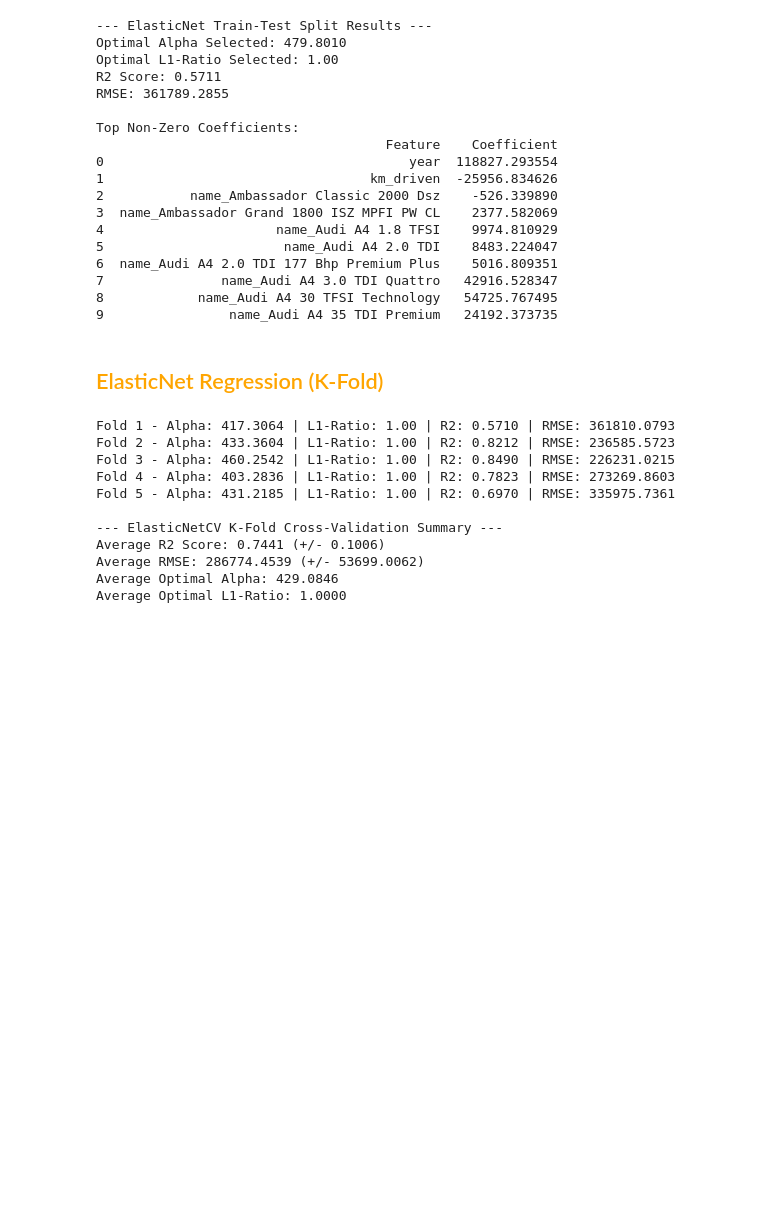
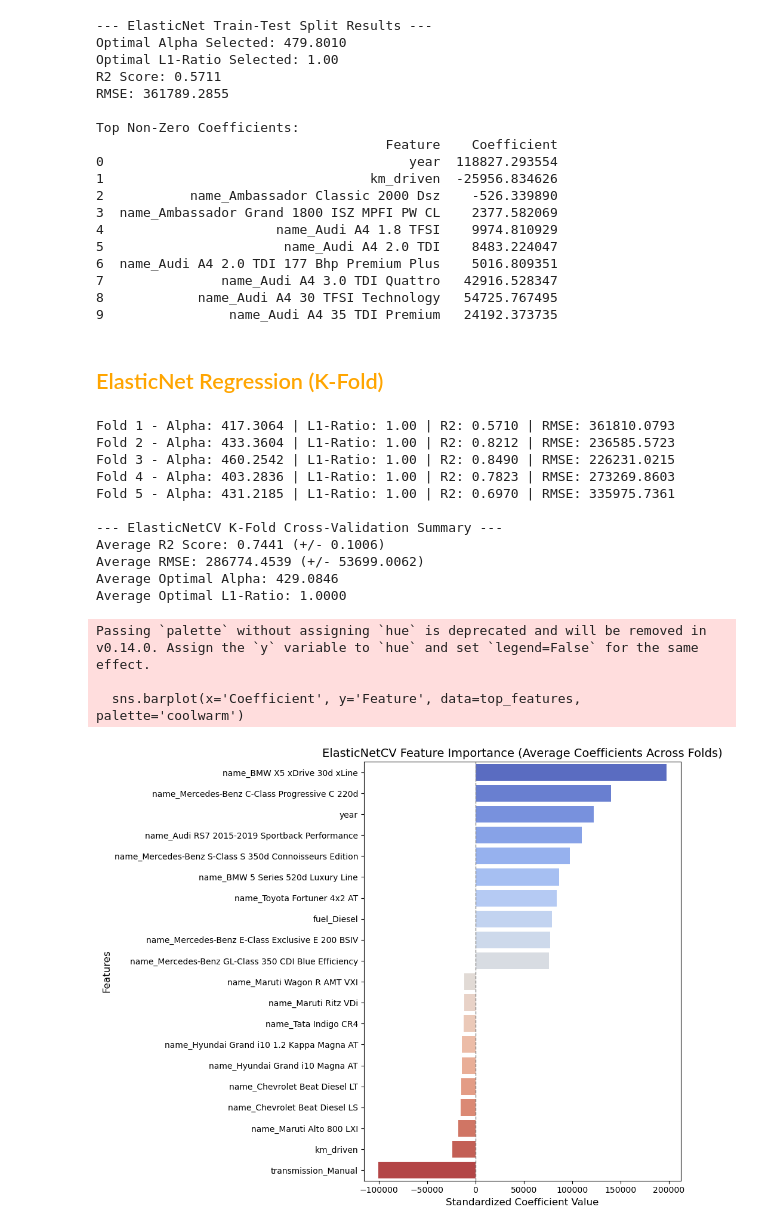
Before and after one commit to bdixit25/Machine_Learning_Projects-Practice, a Jupyter notebook: SupervisedML_Regression/Used_Car_Price_Prediction/notebooks/02_baseline_linear_regression.ipynb, the cells around one changed output. Cells and saved outputs as stored; diff of their text form; code cells hidden in the pictures; blank space fills up the shorter version.

```diff
--- a/SupervisedML_Regression/Used_Car_Price_Prediction/notebooks/02_baseline_linear_regression.ipynb
+++ b/SupervisedML_Regression/Used_Car_Price_Prediction/notebooks/02_baseline_linear_regression.ipynb
@@ -438,6 +490,8 @@ Top Non-Zero Coefficients:
 # %%
 import pandas as pd
 import numpy as np
+import matplotlib.pyplot as plt
+import seaborn as sns
 from sklearn.model_selection import KFold
 from sklearn.linear_model import ElasticNetCV
 from sklearn.preprocessing import StandardScaler
@@ -460,6 +514,7 @@ r2_scores = []
 rmse_scores = []
 best_alphas = []
 best_l1_ratios = []
+fold_coefficients = []
 
 # 5. Iterating through K-Folds
 for fold, (train_index, test_index) in enumerate(kf.split(X)):
@@ -472,7 +527,6 @@ for fold, (train_index, test_index) in enumerate(kf.split(X)):
     X_test_scaled = scaler.transform(X_test)
 
     # ElasticNetCV training
-    # l1_ratio= [.1, .5, .7, .9, .95, .99, 1] tests a mix of L1 (Lasso) and L2 (Ridge)
     elastic_cv = ElasticNetCV(
         l1_ratio=[0.1, 0.5, 0.7, 0.9, 0.95, 0.99, 1.0],
         cv=5,
@@ -480,35 +534,64 @@ for fold, (train_index, test_index) in enumerate(kf.split(X)):
         max_iter=10000
     )
     elastic_cv.fit(X_train_scaled, y_train)
+
+    # Store coefficients for feature ranking
+    fold_coefficients.append(elastic_cv.coef_)
 
     # Predict and evaluate
     y_pred = elastic_cv.predict(X_test_scaled)
 
     r2 = r2_score(y_test, y_pred)
     rmse = np.sqrt(mean_squared_error(y_test, y_pred))
 
     r2_scores.append(r2)
     rmse_scores.append(rmse)
     best_alphas.append(elastic_cv.alpha_)
     best_l1_ratios.append(elastic_cv.l1_ratio_)
 
     print(f"Fold {fold + 1} - Alpha: {elastic_cv.alpha_:.4f} | L1-Ratio: {elastic_cv.l1_ratio_:.2f} | R2: {r2:.4f} | RMSE: {rmse:.4f}")
 
 # 6. Summary Statistics
 print("\n--- ElasticNetCV K-Fold Cross-Validation Summary ---")
 print(f"Average R2 Score: {np.mean(r2_scores):.4f} (+/- {np.std(r2_scores):.4f})")
 print(f"Average RMSE: {np.mean(rmse_scores):.4f} (+/- {np.std(rmse_scores):.4f})")
 print(f"Average Optimal Alpha: {np.mean(best_alphas):.4f}")
 print(f"Average Optimal L1-Ratio: {np.mean(best_l1_ratios):.4f}")
+
+# 7. Feature Importance / Variable Ranking Visualization
+# Average the coefficients across all folds to get stable rankings
+mean_coefficients = np.mean(fold_coefficients, axis=0)
+importance_df = pd.DataFrame({
+    'Feature': X.columns,
+    'Coefficient': mean_coefficients  # Fixed from 'mi' to 'Coefficient'
+}).sort_values(by='Coefficient', ascending=False)
+
+# Select top positive and top negative features for a clean plot (e.g., top 10 each or top 15 overall)
+top_positive = importance_df.head(10)
+top_negative = importance_df.tail(10)
+top_features = pd.concat([top_positive, top_negative])
+
+plt.figure(figsize=(10, 8))
+sns.barplot(x='Coefficient', y='Feature', data=top_features, palette='coolwarm')
+plt.title('ElasticNetCV Feature Importance (Average Coefficients Across Folds)', fontsize=14)
+plt.xlabel('Standardized Coefficient Value', fontsize=12)
+plt.ylabel('Features', fontsize=12)
+plt.axvline(x=0, color='grey', linestyle='--', linewidth=1)
+plt.tight_layout()
+plt.show()
 # %% [output]
 Fold 1 - Alpha: 417.3064 | L1-Ratio: 1.00 | R2: 0.5710 | RMSE: 361810.0793
 Fold 2 - Alpha: 433.3604 | L1-Ratio: 1.00 | R2: 0.8212 | RMSE: 236585.5723
 Fold 3 - Alpha: 460.2542 | L1-Ratio: 1.00 | R2: 0.8490 | RMSE: 226231.0215
 Fold 4 - Alpha: 403.2836 | L1-Ratio: 1.00 | R2: 0.7823 | RMSE: 273269.8603
 Fold 5 - Alpha: 431.2185 | L1-Ratio: 1.00 | R2: 0.6970 | RMSE: 335975.7361
 
 --- ElasticNetCV K-Fold Cross-Validation Summary ---
 Average R2 Score: 0.7441 (+/- 0.1006)
 Average RMSE: 286774.4539 (+/- 53699.0062)
 Average Optimal Alpha: 429.0846
 Average Optimal L1-Ratio: 1.0000
+Passing `palette` without assigning `hue` is deprecated and will be removed in v0.14.0. Assign the `y` variable to `hue` and set `legend=False` for the same effect.
+
+  sns.barplot(x='Coefficient', y='Feature', data=top_features, palette='coolwarm')
+[figure, added]
```
Also changed, not shown: parts of 1 cell of this notebook, 1 other file.
